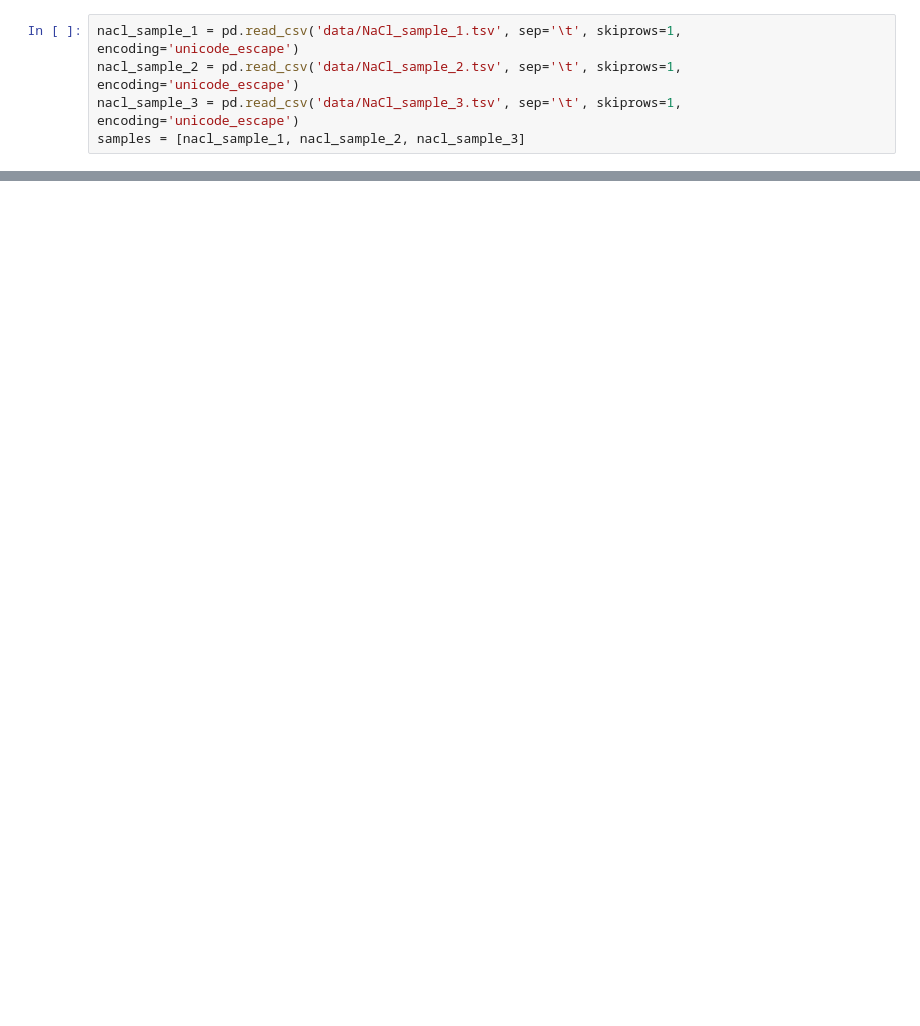
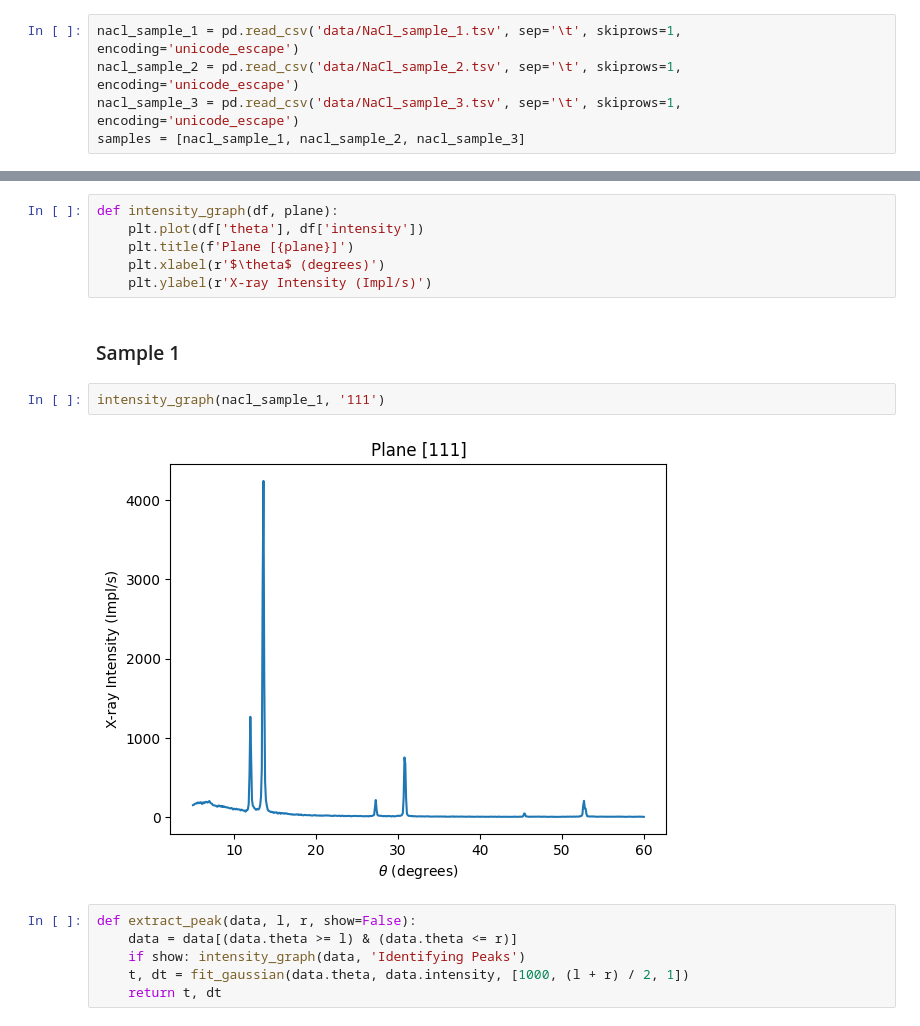
Before and after one commit to RoyZhenLongLim/PHYS3112, a Jupyter notebook: AXRD/experiment_1.ipynb, the cells around one changed output, grey strips where cells are left out. Saved outputs shown, nothing was run; the diff lists cells and outputs as text; blank space fills up the shorter version.

```diff
--- a/AXRD/experiment_1.ipynb
+++ b/AXRD/experiment_1.ipynb
@@ -161,0 +153,18 @@ Peak & Orientation Factor & $\Delta$ Orientation Factor & $a_{exp}$ ($\AA$) & $\
+# %%
+def intensity_graph(df, plane):
+    plt.plot(df['theta'], df['intensity'])
+    plt.title(f'Plane [{plane}]')
+    plt.xlabel(r'$\theta$ (degrees)')
+    plt.ylabel(r'X-ray Intensity (Impl/s)')
+# %% [markdown]
+### Sample 1
+# %%
+intensity_graph(nacl_sample_1, '111')
+# %% [output]
+[figure, added]
+# %%
+def extract_peak(data, l, r, show=False):
+    data = data[(data.theta >= l) & (data.theta <= r)]
+    if show: intensity_graph(data, 'Identifying Peaks')
+    t, dt = fit_gaussian(data.theta, data.intensity, [1000, (l + r) / 2, 1])
+    return t, dt
```
Also changed, not shown: parts of 43 cells of this notebook, 16 other files.
